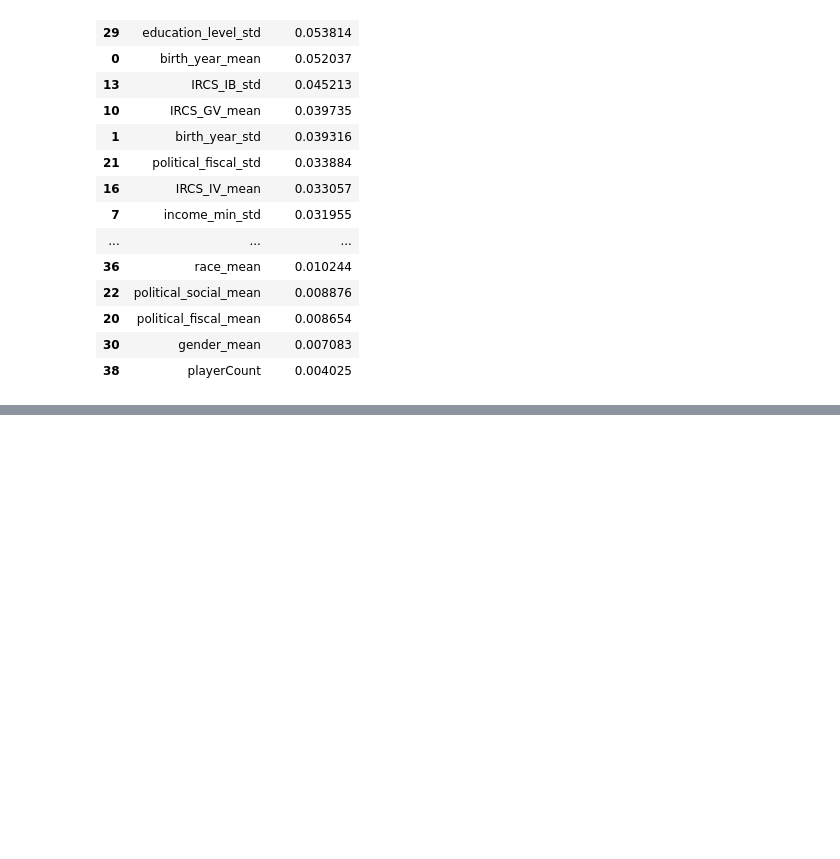
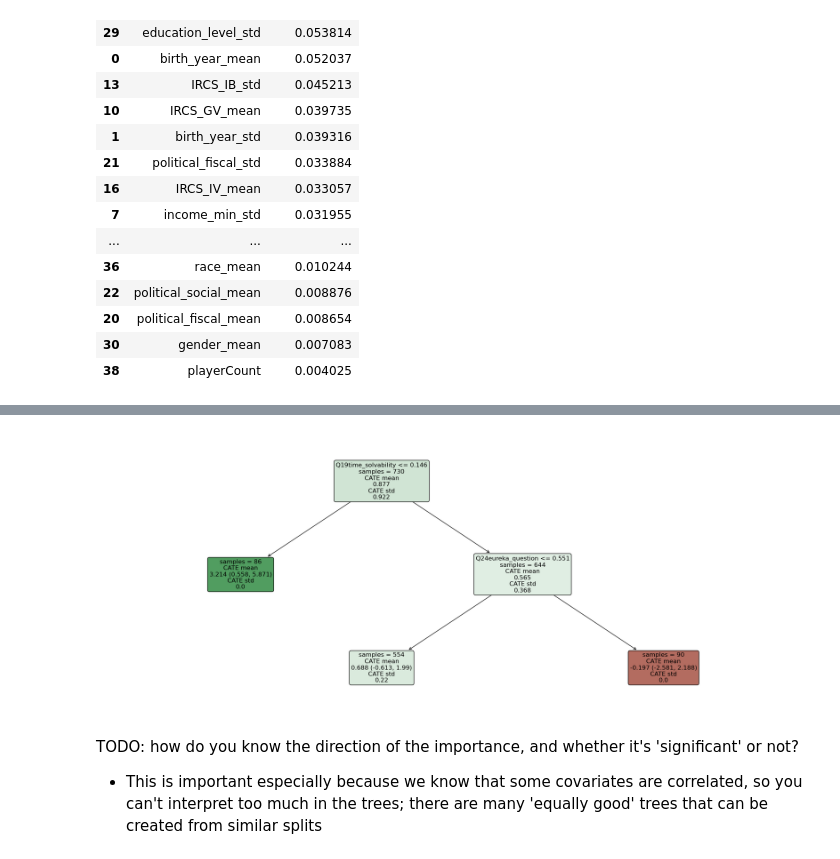
Before and after one commit to xehu/tpm-horse-race-modeling, a Jupyter notebook: analysis_dev/causal_forest.ipynb, the cells around one changed output, grey strips where cells are left out. Saved outputs shown, nothing was run; the diff lists cells and outputs as text; code cells hidden in the pictures; blank space fills up the shorter version.

```diff
--- a/analysis_dev/causal_forest.ipynb
+++ b/analysis_dev/causal_forest.ipynb
@@ -223,0 +320,8 @@ get_covariate_importances_for_task_feature("Q24eureka_question")
+# %%
+get_composition_feature_importances("RME_mean", tree_depth=2)
+# %% [output]
+[figure, added]
+# %% [markdown]
+TODO: how do you know the direction of the importance, and whether it's 'significant' or not?
+
+- This is important especially because we know that some covariates are correlated, so you can't interpret too much in the trees; there are many 'equally good' trees that can be created from similar splits
```
Also changed, not shown: parts of 32 cells of this notebook, 5 other files.
